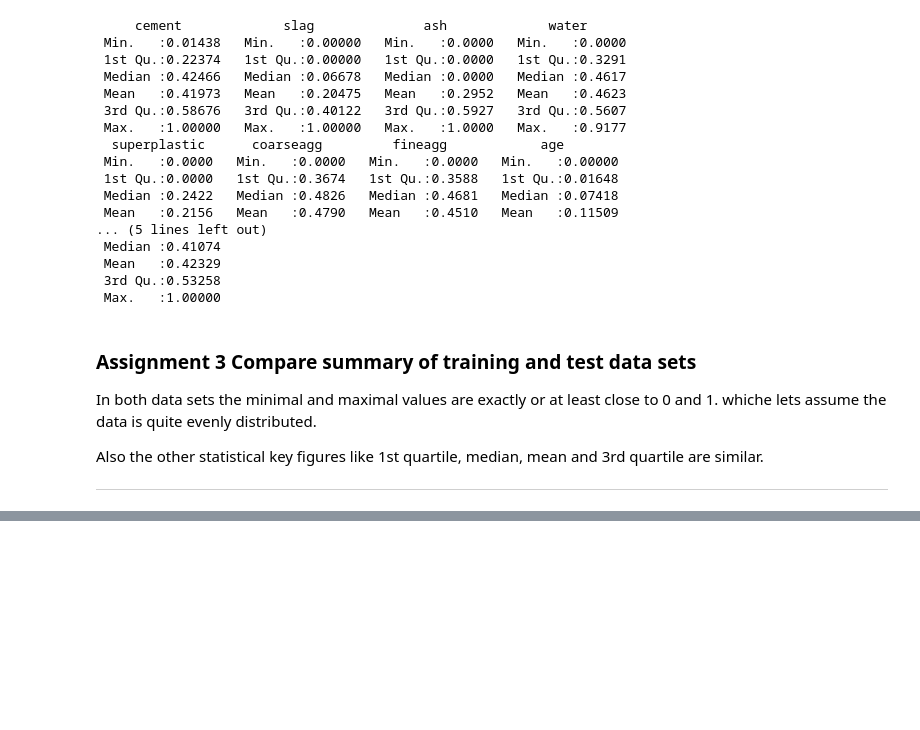
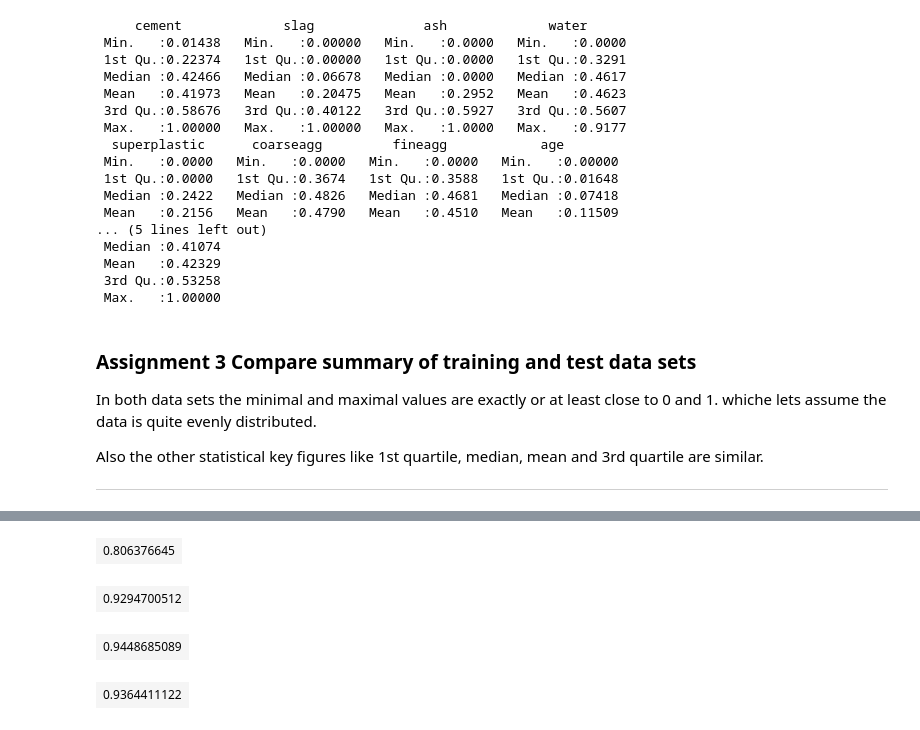
Before and after one commit to JohannesTeichert/EHT17_Computational_Intelligence, a Jupyter notebook: ComputationalIntelligence.ipynb, the cells around one changed output, grey strips where cells are left out. Cells and saved outputs as stored; diff of their text form; code cells hidden in the pictures; blank space fills up the shorter version.

```diff
--- a/ComputationalIntelligence.ipynb
+++ b/ComputationalIntelligence.ipynb
@@ -413,9 +429,6 @@ Also the other statistical key figures like 1st quartile, median, mean and 3rd q
 
 --------------------------------
 # %%
-library(neuralnet)
+concrete_model <- neuralnet(strength ~ cement + slag + ash + water + superplastic + coarseagg + fineagg + age, data = concrete_train)
 
-concrete_model <- neuralnet(strength ~ cement + slag + ash + water +
-superplastic + coarseagg + fineagg + age, data = concrete_train)
 plot(concrete_model)
-#TODO plot not showing
@@ -459,0 +445,27 @@ dEtotal/dw7=dEtotal/douto2*douto2/dneto2*dneto2/dw7
+# %%
+model_results <- compute(concrete_model, concrete_test[1:8])
+predicted_strength <- model_results$net.result
+cor(predicted_strength, concrete_test$strength)
+
+concrete_model2 <- neuralnet(strength ~ cement + slag + ash + water + superplastic + coarseagg + fineagg + age, data = concrete_train, hidden = 5)
+plot(concrete_model2)
+model_results2 <- compute(concrete_model2, concrete_test[1:8])
+predicted_strength2 <- model_results2$net.result
+cor(predicted_strength2, concrete_test$strength)
+
+concrete_model3 <- neuralnet(strength ~ cement + slag + ash + water + superplastic + coarseagg + fineagg + age, data = concrete_train, hidden = 10)
+plot(concrete_model3)
+model_results3 <- compute(concrete_model3, concrete_test[1:8])
+predicted_strength3 <- model_results3$net.result
+cor(predicted_strength3, concrete_test$strength)
+
+concrete_model4 <- neuralnet(strength ~ cement + slag + ash + water + superplastic + coarseagg + fineagg + age, data = concrete_train, hidden = 20)
+plot(concrete_model4)
+model_results4 <- compute(concrete_model4, concrete_test[1:8])
+predicted_strength4 <- model_results4$net.result
+cor(predicted_strength4, concrete_test$strength)
+# %% [output]
+| 0.806376645 |
+| 0.9294700512 |
+| 0.9448685089 |
+| 0.9364411122 |
```
Also changed, not shown: parts of 45 cells of this notebook.
